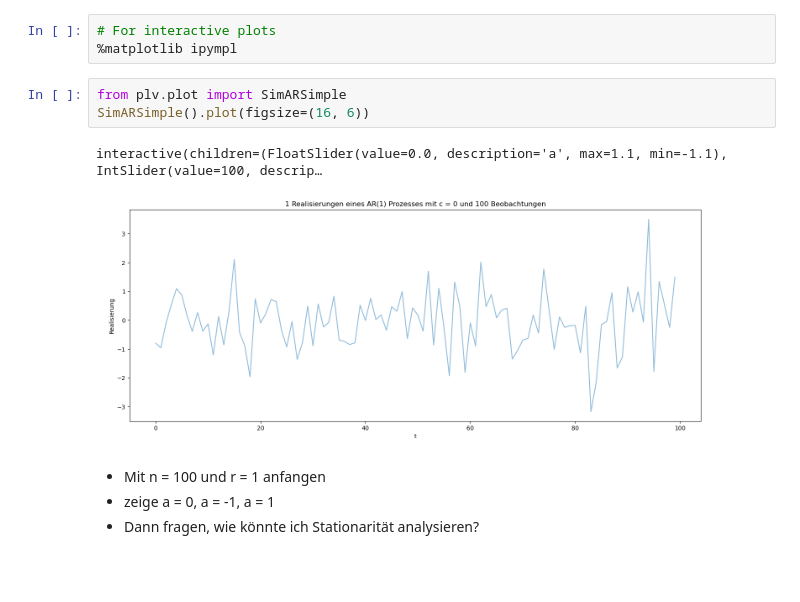
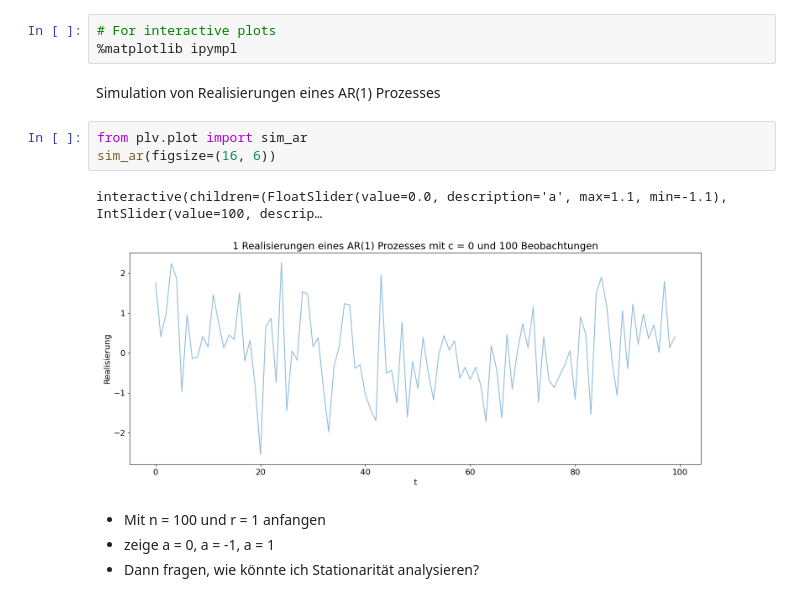
Before and after one commit to FSpanhel/plv_1, a Jupyter notebook: presentation.ipynb, the cells around one changed output. Drawn from its saved outputs; the diff is of its cells as text; blank space fills up the shorter version.

```diff
--- a/presentation.ipynb
+++ b/presentation.ipynb
@@ -441,12 +467,14 @@ print(y)
 # %%
 # For interactive plots
 %matplotlib ipympl
+# %% [markdown]
+Simulation von Realisierungen eines AR(1) Prozesses
 # %%
-from plv.plot import SimARSimple
-SimARSimple().plot(figsize=(16, 6))
+from plv.plot import sim_ar
+sim_ar(figsize=(16, 6))
 # %% [output]
 interactive(children=(FloatSlider(value=0.0, description='a', max=1.1, min=-1.1), IntSlider(value=100, descrip…
-[figure, old version]
+[figure, new version]
 # %% [markdown]
 - Mit n = 100 und r = 1 anfangen
 - zeige a = 0, a = -1, a = 1
```
Also changed, not shown: parts of 42 cells of this notebook, 3 other files.
